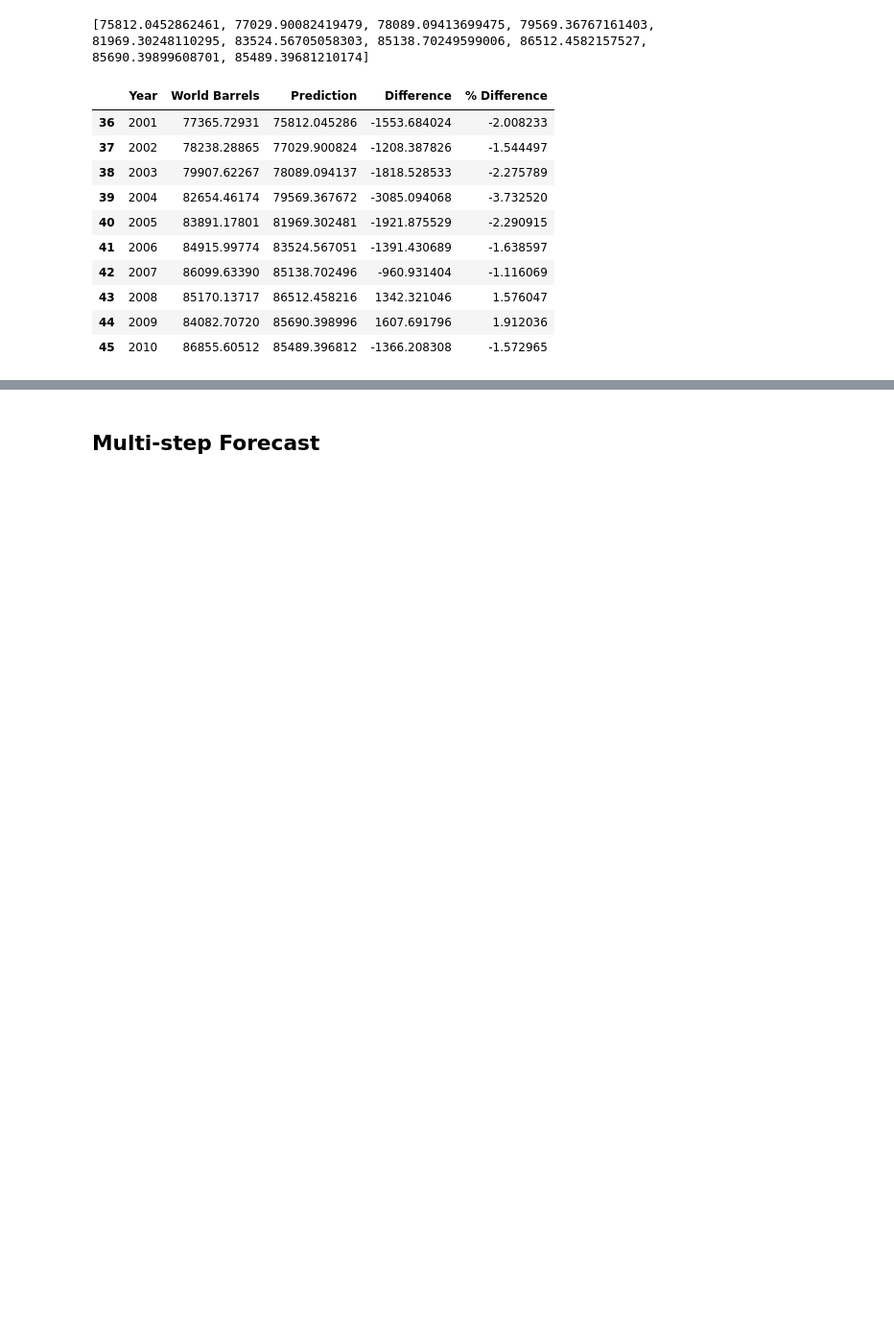
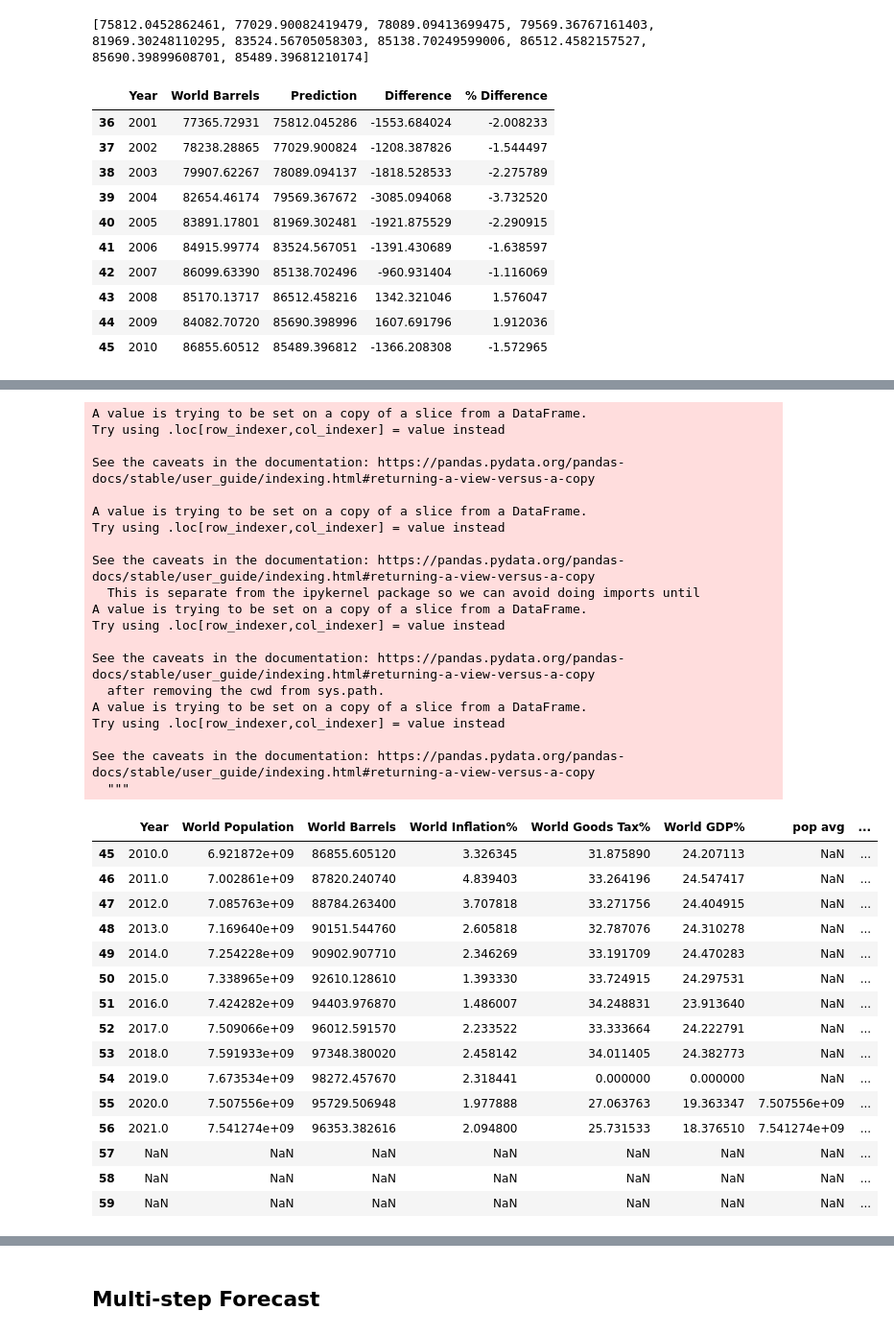
Before and after one commit to minerva-b/Final_Team_Project, a Jupyter notebook: Kmar/Oil_Consum_Regres_ML.ipynb, the cells around one changed output, grey strips where cells are left out. Shown at 96% size. Saved outputs shown, nothing was run; the diff lists cells and outputs as text; code cells hidden in the pictures; blank space fills up the shorter version.

```diff
--- a/Kmar/Oil_Consum_Regres_ML.ipynb
+++ b/Kmar/Oil_Consum_Regres_ML.ipynb
@@ -250,0 +261,52 @@ df
+# %%
+df2 = df[["Year", "World Population", "World Barrels", "World Inflation%", "World Goods Tax%", "World GDP%"]]
+df2["pop avg"] = df2.iloc[5:,1].rolling(window=5).mean().shift()
+df2["barrl"] = df2.iloc[5:,2].rolling(window=5).mean().shift()
+df2["infl"] = df2.iloc[5:,3].rolling(window=5).mean().shift()
+df2["gtax"] = df2.iloc[5:,4].rolling(window=5).mean().shift()
+df2["wgdp"] = df2.iloc[5:,5].rolling(window=5).mean().shift()
+# df.shift(-5, axis = 0)
+df2['Year'].iloc[11] = 2021
+df2['World Population'].iloc[11] = df2['pop avg'].iloc[11]
+df2['World Barrels'].iloc[11] = df2['barrl'].iloc[11]
+df2['World Inflation%'].iloc[11] = df2['infl'].iloc[11]
+df2['World Goods Tax%'].iloc[11] = df2['gtax'].iloc[11]
+df2['World GDP%'].iloc[11] = df2['wgdp'].iloc[11]
+df2
+# %% [output]
+A value is trying to be set on a copy of a slice from a DataFrame.
+Try using .loc[row_indexer,col_indexer] = value instead
+
+See the caveats in the documentation: https://pandas.pydata.org/pandas-docs/stable/user_guide/indexing.html#returning-a-view-versus-a-copy
+
+A value is trying to be set on a copy of a slice from a DataFrame.
+Try using .loc[row_indexer,col_indexer] = value instead
+
+See the caveats in the documentation: https://pandas.pydata.org/pandas-docs/stable/user_guide/indexing.html#returning-a-view-versus-a-copy
+  This is separate from the ipykernel package so we can avoid doing imports until
+A value is trying to be set on a copy of a slice from a DataFrame.
+Try using .loc[row_indexer,col_indexer] = value instead
+
+See the caveats in the documentation: https://pandas.pydata.org/pandas-docs/stable/user_guide/indexing.html#returning-a-view-versus-a-copy
+  after removing the cwd from sys.path.
+A value is trying to be set on a copy of a slice from a DataFrame.
+Try using .loc[row_indexer,col_indexer] = value instead
+
+See the caveats in the documentation: https://pandas.pydata.org/pandas-docs/stable/user_guide/indexing.html#returning-a-view-versus-a-copy
+  """
+|  | Year | World Population | World Barrels | World Inflation% | World Goods Tax% | World GDP% | pop avg | ... |
+| 45 | 2010.0 | 6.921872e+09 | 86855.605120 | 3.326345 | 31.875890 | 24.207113 | NaN | ... |
+| 46 | 2011.0 | 7.002861e+09 | 87820.240740 | 4.839403 | 33.264196 | 24.547417 | NaN | ... |
+| 47 | 2012.0 | 7.085763e+09 | 88784.263400 | 3.707818 | 33.271756 | 24.404915 | NaN | ... |
+| 48 | 2013.0 | 7.169640e+09 | 90151.544760 | 2.605818 | 32.787076 | 24.310278 | NaN | ... |
+| 49 | 2014.0 | 7.254228e+09 | 90902.907710 | 2.346269 | 33.191709 | 24.470283 | NaN | ... |
+| 50 | 2015.0 | 7.338965e+09 | 92610.128610 | 1.393330 | 33.724915 | 24.297531 | NaN | ... |
+| 51 | 2016.0 | 7.424282e+09 | 94403.976870 | 1.486007 | 34.248831 | 23.913640 | NaN | ... |
+| 52 | 2017.0 | 7.509066e+09 | 96012.591570 | 2.233522 | 33.333664 | 24.222791 | NaN | ... |
+| 53 | 2018.0 | 7.591933e+09 | 97348.380020 | 2.458142 | 34.011405 | 24.382773 | NaN | ... |
+| 54 | 2019.0 | 7.673534e+09 | 98272.457670 | 2.318441 | 0.000000 | 0.000000 | NaN | ... |
+| 55 | 2020.0 | 7.507556e+09 | 95729.506948 | 1.977888 | 27.063763 | 19.363347 | 7.507556e+09 | ... |
+| 56 | 2021.0 | 7.541274e+09 | 96353.382616 | 2.094800 | 25.731533 | 18.376510 | 7.541274e+09 | ... |
+| 57 | NaN | NaN | NaN | NaN | NaN | NaN | NaN | ... |
+| 58 | NaN | NaN | NaN | NaN | NaN | NaN | NaN | ... |
+| 59 | NaN | NaN | NaN | NaN | NaN | NaN | NaN | ... |
```
Also changed, not shown: parts of 6 cells of this notebook.
